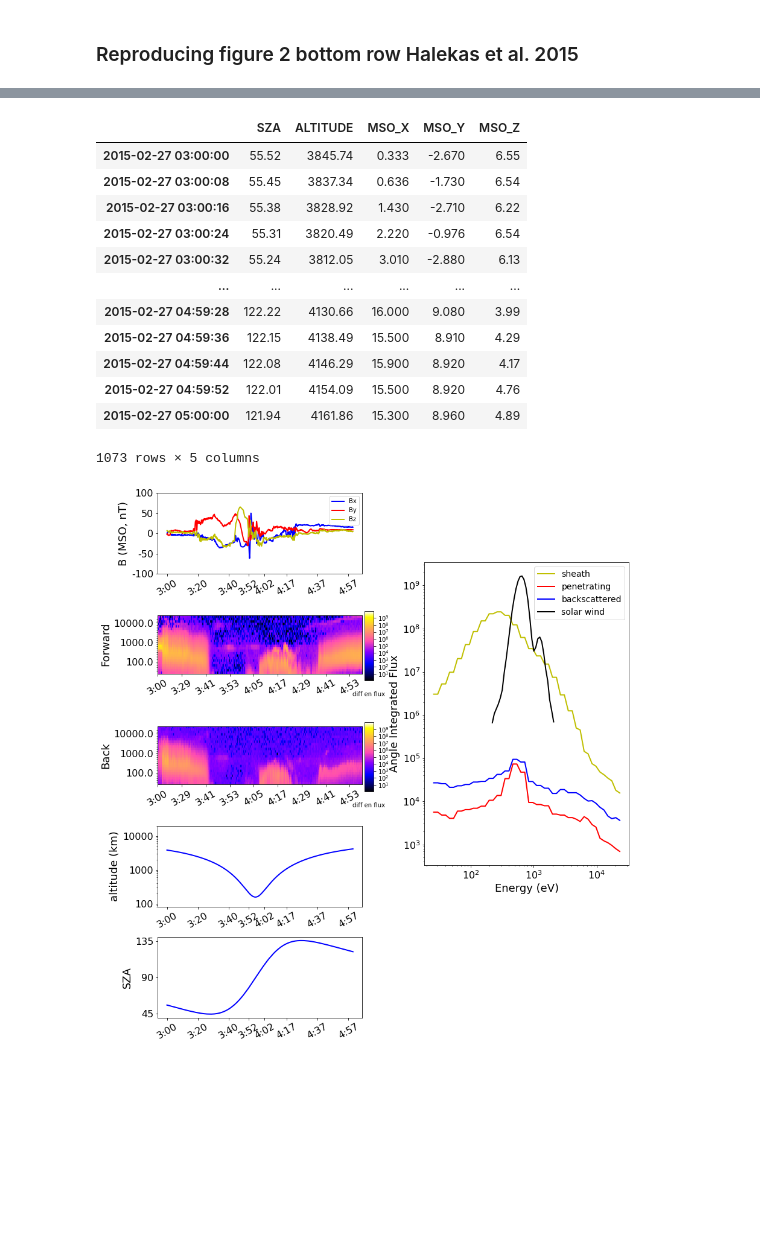
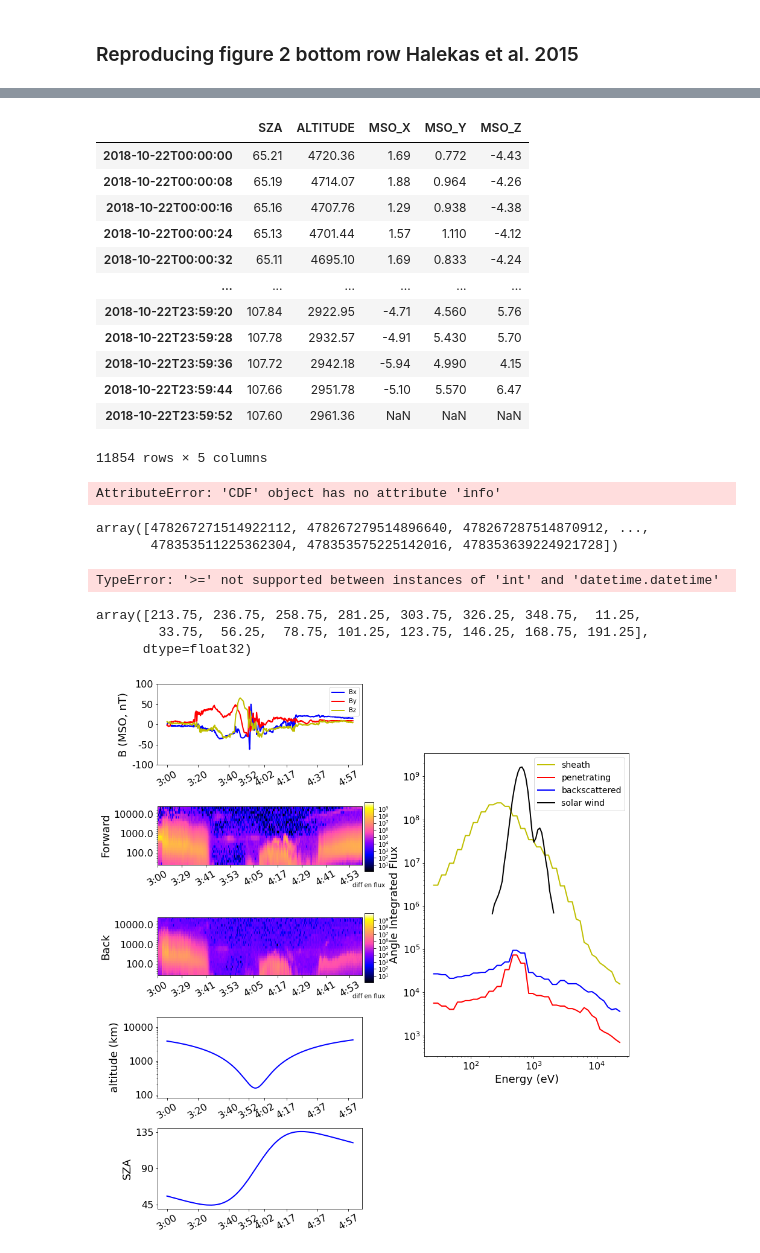
Before and after one commit to PoliteCat420/mars-utils, a Jupyter notebook: examples/swia.ipynb, the cells around one changed output, grey strips where cells are left out. Saved outputs shown, nothing was run; the diff lists cells and outputs as text; code cells hidden in the pictures; blank space fills up the shorter version.

```diff
--- a/examples/swia.ipynb
+++ b/examples/swia.ipynb
@@ -98,38 +123,56 @@ Cancelled download. Returning...
 # %%
 #Read spacecraft ephemeris and magnetic field data
-insitu = pydivide.read(date,insitu_only=True)
+#insitu = pydivide.read(date,insitu_only=True)
+insituDf = insitu.getData('2018-10-22')
 spAtrbs = ['SZA','ALTITUDE']
 magAtrbs = ['MSO_X','MSO_Y','MSO_Z']
 velAtrbs = ['HPLUS_FLOW_VELOCITY_MSO_X','HPLUS_FLOW_VELOCITY_MSO_Y','HPLUS_FLOW_VELOCITY_MSO_Z']
-dS = insitu['SPACECRAFT'][spAtrbs].join(insitu['MAG'][magAtrbs])
-dS.index = pd.to_datetime(dS.index)
-dS_Trn = utils.cutDstoRange(dS,date,tStart,tEnd)
-dS_Trn
+dS = insituDf['SPACECRAFT'][spAtrbs].join(insituDf['MAG'][magAtrbs])
+#dS.index = pd.to_datetime(dS.index)
+#dS_Trn = utils.cutDstoRange(dS,tSt,tEn)
+dS
 # %% [output]
 |  | SZA | ALTITUDE | MSO_X | MSO_Y | MSO_Z |
-| 2015-02-27 03:00:00 | 55.52 | 3845.74 | 0.333 | -2.670 | 6.55 |
-| 2015-02-27 03:00:08 | 55.45 | 3837.34 | 0.636 | -1.730 | 6.54 |
-| 2015-02-27 03:00:16 | 55.38 | 3828.92 | 1.430 | -2.710 | 6.22 |
-| 2015-02-27 03:00:24 | 55.31 | 3820.49 | 2.220 | -0.976 | 6.54 |
-| 2015-02-27 03:00:32 | 55.24 | 3812.05 | 3.010 | -2.880 | 6.13 |
+| 2018-10-22T00:00:00 | 65.21 | 4720.36 | 1.69 | 0.772 | -4.43 |
+| 2018-10-22T00:00:08 | 65.19 | 4714.07 | 1.88 | 0.964 | -4.26 |
+| 2018-10-22T00:00:16 | 65.16 | 4707.76 | 1.29 | 0.938 | -4.38 |
+| 2018-10-22T00:00:24 | 65.13 | 4701.44 | 1.57 | 1.110 | -4.12 |
+| 2018-10-22T00:00:32 | 65.11 | 4695.10 | 1.69 | 0.833 | -4.24 |
 | ... | ... | ... | ... | ... | ... |
-| 2015-02-27 04:59:28 | 122.22 | 4130.66 | 16.000 | 9.080 | 3.99 |
-| 2015-02-27 04:59:36 | 122.15 | 4138.49 | 15.500 | 8.910 | 4.29 |
-| 2015-02-27 04:59:44 | 122.08 | 4146.29 | 15.900 | 8.920 | 4.17 |
-| 2015-02-27 04:59:52 | 122.01 | 4154.09 | 15.500 | 8.920 | 4.76 |
-| 2015-02-27 05:00:00 | 121.94 | 4161.86 | 15.300 | 8.960 | 4.89 |
+| 2018-10-22T23:59:20 | 107.84 | 2922.95 | -4.71 | 4.560 | 5.76 |
+| 2018-10-22T23:59:28 | 107.78 | 2932.57 | -4.91 | 5.430 | 5.70 |
+| 2018-10-22T23:59:36 | 107.72 | 2942.18 | -5.94 | 4.990 | 4.15 |
+| 2018-10-22T23:59:44 | 107.66 | 2951.78 | -5.10 | 5.570 | 6.47 |
+| 2018-10-22T23:59:52 | 107.60 | 2961.36 | NaN | NaN | NaN |
-1073 rows × 5 columns
+11854 rows × 5 columns
 # %%
 #Download and read SWIA data in cdf format
 obsResTyps = ['coarse','fine']
 dF = {}
 for tyP in obsResTyps:
     dF[tyP] = swia.getData(date,dataCls='%s_svy_3d'%tyP)
+# %%
+dF['coarse'].info()
+# %% [output]
+AttributeError: 'CDF' object has no attribute 'info'
+# %%
+dF['coarse'].varget('epoch')
+# %% [output]
+array([478267271514922112, 478267279514896640, 478267287514870912, ...,
+       478353511225362304, 478353575225142016, 478353639224921728])
 # %%
 #Compute penetrating and backscattered proton flux from coarse observations
 energyArr = {}
 timeArr = {}
-forwardFluxes,backwardFluxes,energyArr['coarse'], timeArr['coarse'] = swia.reduceCoarseData(dF['coarse'],date,tStart,tEnd)
+forwardFluxes,backwardFluxes,energyArr['coarse'], timeArr['coarse'] = swia.reduceCoarseData(dF['coarse'],tSt,tEn)
+# %% [output]
+TypeError: '>=' not supported between instances of 'int' and 'datetime.datetime'
+# %%
+dF['coarse'].varget('phi_coarse')
+# %% [output]
+array([213.75, 236.75, 258.75, 281.25, 303.75, 326.25, 348.75,  11.25,
+        33.75,  56.25,  78.75, 101.25, 123.75, 146.25, 168.75, 191.25],
+      dtype=float32)
 # %%
 #Angle integrated spectra
 #Solar Wind
```
Also changed, not shown: parts of 10 cells of this notebook, 10 other files.
